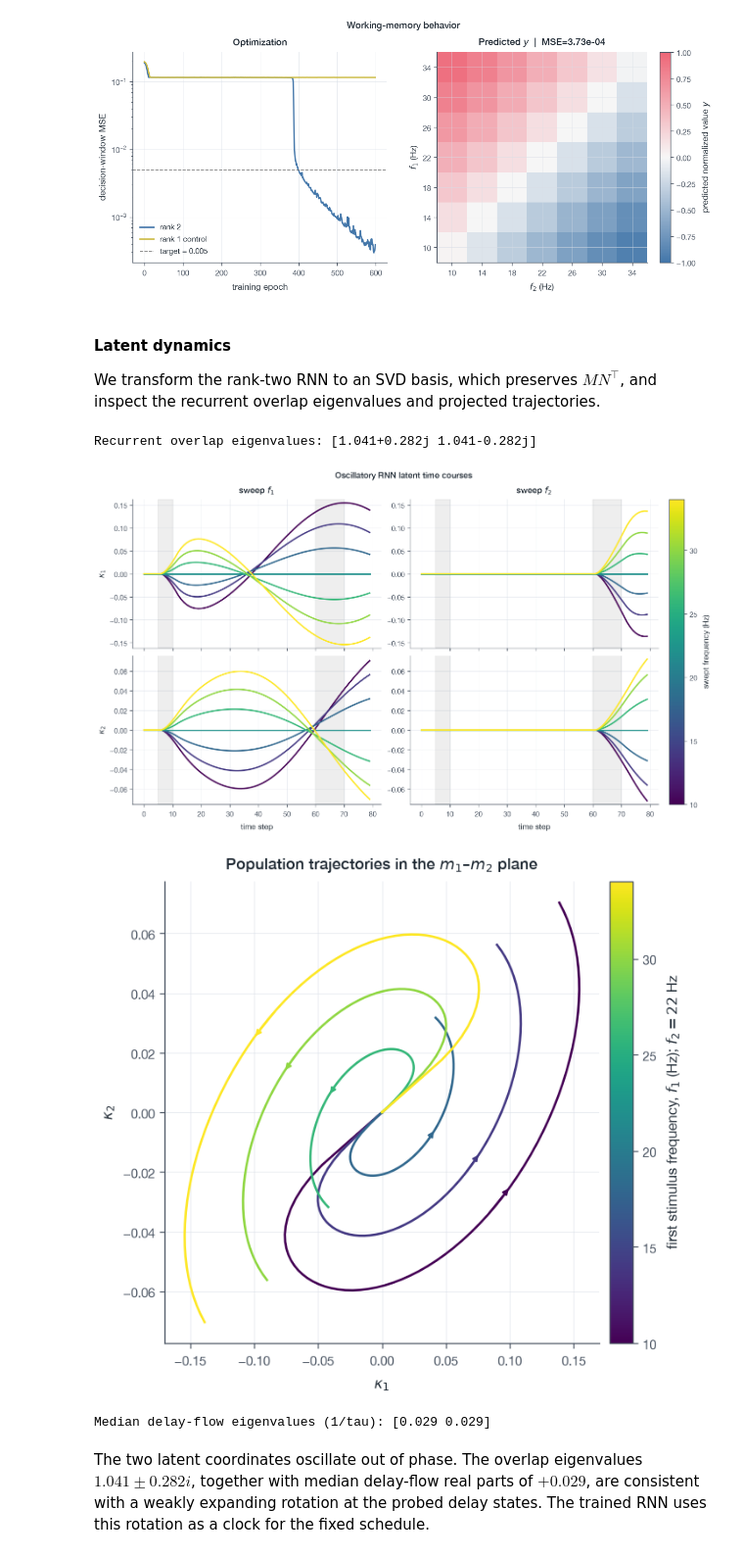
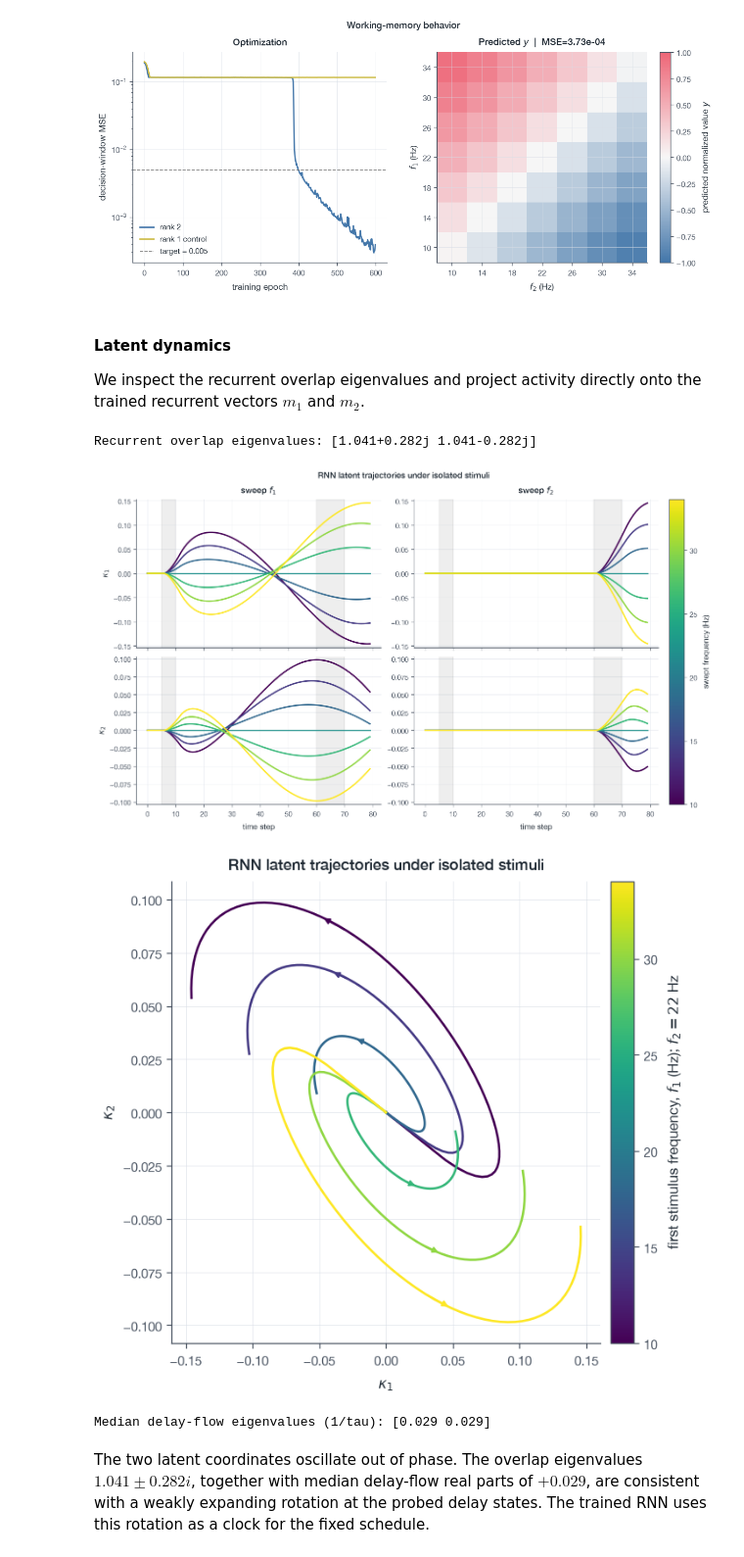
Before and after one commit to arjunpur/low-rank-rnn, a Jupyter notebook: final.ipynb, the cells around one changed output. Shown at 98% size. Drawn from its saved outputs; the diff is of its cells as text; code cells hidden in the pictures.

```diff
--- a/final.ipynb
+++ b/final.ipynb
@@ -194,0 +125,22 @@ Held-out sign accuracy:  100.0%
+# %%
+rank1_outputs, rank1_states = analysis.run_model(
+    rank1_model,
+    rank1_test_inputs,
+)
+rank1_decisions = analysis.decision_values(
+    rank1_outputs,
+    RANK1_DECISION_STEPS,
+)
+rank1_test_mse, _ = analysis.regression_metrics(
+    rank1_decisions,
+    rank1_test_labels,
+)
+rank1_accuracy = float(
+    np.mean(np.where(rank1_decisions >= 0, 1, -1) == rank1_test_labels)
+)
+rank1_updates = RANK1_EPOCHS * ceil(RANK1_TRAIN_TRIALS / BATCH_SIZE)
+
+print(f"Optimizer updates:       {rank1_updates}")
+print(f"Final training loss:     {rank1_losses[-1]:.6f}  (target < 0.05)")
+print(f"Held-out decision MSE:   {rank1_test_mse:.6f}")
+print(f"Held-out sign accuracy:  {rank1_accuracy:.1%}")
@@ -708,25 +637,20 @@ plt.show()
 # %% [markdown]
 #### Latent dynamics
 
-We transform the rank-two RNN to an SVD basis, which preserves $MN^\top$,
-and inspect the recurrent overlap eigenvalues and projected trajectories.
+We inspect the recurrent overlap eigenvalues and project activity directly
+onto the trained recurrent vectors $m_1$ and $m_2$.
-# %%
-oscillatory_canonical, oscillatory_reconstruction_error = (
-    analysis.svd_canonical_model(oscillatory_model)
-)
-oscillatory_m = oscillatory_canonical.m.detach().numpy()
-oscillatory_n = oscillatory_canonical.n.detach().numpy()
-oscillatory_overlap_eigenvalues = np.linalg.eigvals(
-    analysis.connectivity_overlap(oscillatory_m, oscillatory_n)
-)
-
-assert oscillatory_reconstruction_error < 1e-5
-print(
-    "Recurrent overlap eigenvalues:",
-    np.round(oscillatory_overlap_eigenvalues, 3),
-)
-# %% [output]
-Recurrent overlap eigenvalues: [1.041+0.282j 1.041-0.282j]
+# %%
+oscillatory_m = oscillatory_model.m.detach().numpy()
+oscillatory_n = oscillatory_model.n.detach().numpy()
+oscillatory_overlap_eigenvalues = np.linalg.eigvals(
+    analysis.connectivity_overlap(oscillatory_m, oscillatory_n)
+)
+print(
+    "Recurrent overlap eigenvalues:",
+    np.round(oscillatory_overlap_eigenvalues, 3),
+)
+# %% [output]
+Recurrent overlap eigenvalues: [1.041+0.282j 1.041-0.282j]
 # %%
 first_sweep_pairs, second_sweep_pairs = memory_task.frequency_sweeps()
 first_sweep_inputs, _ = memory_task.make_fixed_delay_trials(
@@ -736,17 +660,17 @@ second_sweep_inputs, _ = memory_task.make_fixed_delay_trials(
     second_sweep_pairs
 )
 oscillatory_basis = np.column_stack(
-    (oscillatory_m, oscillatory_canonical.I.detach().numpy())
+    (oscillatory_m, oscillatory_model.I.detach().numpy())
 )
 _, first_sweep_states, first_sweep_coordinates = (
     analysis.simulate_and_project(
-        oscillatory_canonical,
+        oscillatory_model,
         first_sweep_inputs,
         oscillatory_basis,
     )
 )
 _, _, second_sweep_coordinates = analysis.simulate_and_project(
-    oscillatory_canonical,
+    oscillatory_model,
     second_sweep_inputs,
     oscillatory_basis,
 )
@@ -768,38 +692,38 @@ plotting.plot_latent_sweeps(
     ),
     column_titles=(r"sweep $f_1$", r"sweep $f_2$"),
     row_labels=(r"$\kappa_1$", r"$\kappa_2$"),
-    title="Oscillatory RNN latent time courses",
+    title="RNN latent trajectories under isolated stimuli",
 )
 plt.show()
 # %% [output]
-[figure, old version]
+[figure, new version]
 # %%
 plotting.plot_latent_plane(
     first_sweep_coordinates[..., :2],
     memory_task.FREQUENCIES,
     colorbar_label=(
         r"first stimulus frequency, $f_1$ (Hz); $f_2=22$ Hz"
     ),
 )
 plt.show()
 
 delay_probe_states = first_sweep_states[
     :, memory_task.FIXED_SECOND_WINDOW[0] - 1
 ]
 delay_eigenvalues = analysis.latent_jacobian_eigenvalues(
-    oscillatory_canonical,
+    oscillatory_model,
     delay_probe_states,
 )
 median_delay_decay = np.median(
     np.sort(delay_eigenvalues.real, axis=1),
     axis=0,
 )[::-1]
 print(
     "Median delay-flow eigenvalues (1/tau):",
     np.round(median_delay_decay, 3),
 )
 # %% [output]
-[figure, old version]
+[figure, new version]
 Median delay-flow eigenvalues (1/tau): [0.029 0.029]
 # %% [markdown]
 The two latent coordinates oscillate out of phase. The overlap eigenvalues
```
Also changed, not shown: parts of 50 cells of this notebook, 36 other files.
